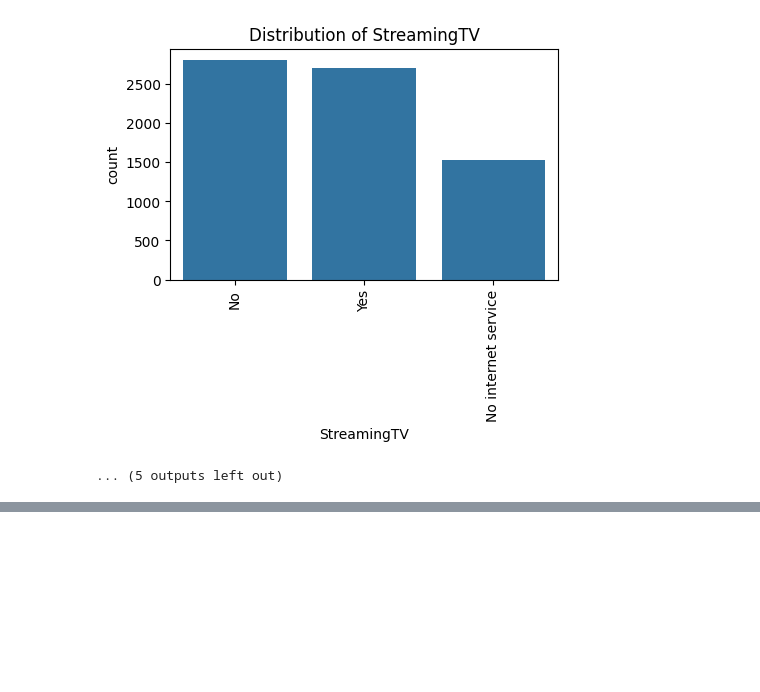
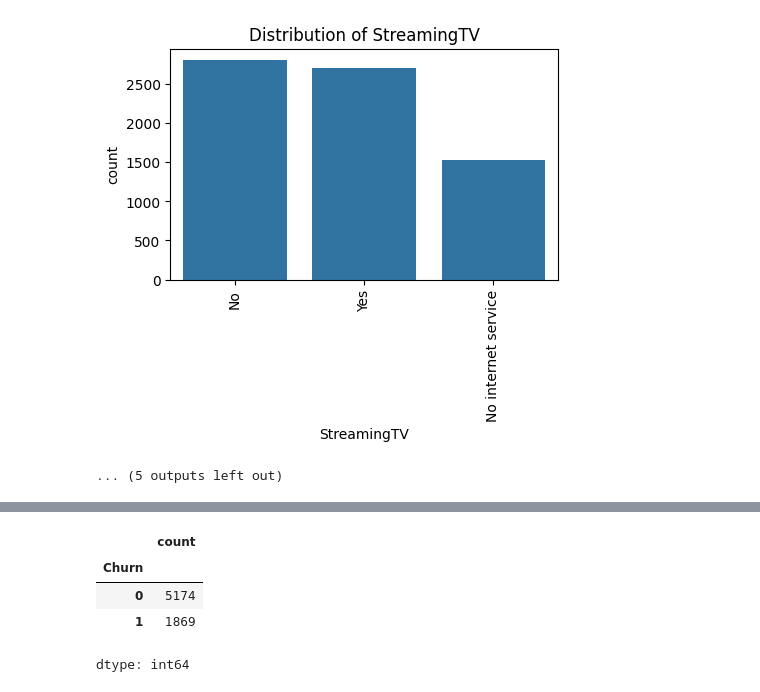
Before and after one commit to Alton01/customer_churn_prediction_ML_model, a Jupyter notebook: customer_churn_prediction_ml.ipynb, the cells around one changed output, grey strips where cells are left out. Saved outputs shown, nothing was run; the diff lists cells and outputs as text; code cells hidden in the pictures; blank space fills up the shorter version.

```diff
--- a/customer_churn_prediction_ml.ipynb
+++ b/customer_churn_prediction_ml.ipynb
@@ -336,0 +353,8 @@ for col in object_cols:
+# %%
+df['Churn'].value_counts()
+# %% [output]
+|  | count |
+| Churn |  |
+| 0 | 5174 |
+| 1 | 1869 |
+dtype: int64
```
Also changed, not shown: parts of 18 cells of this notebook.
